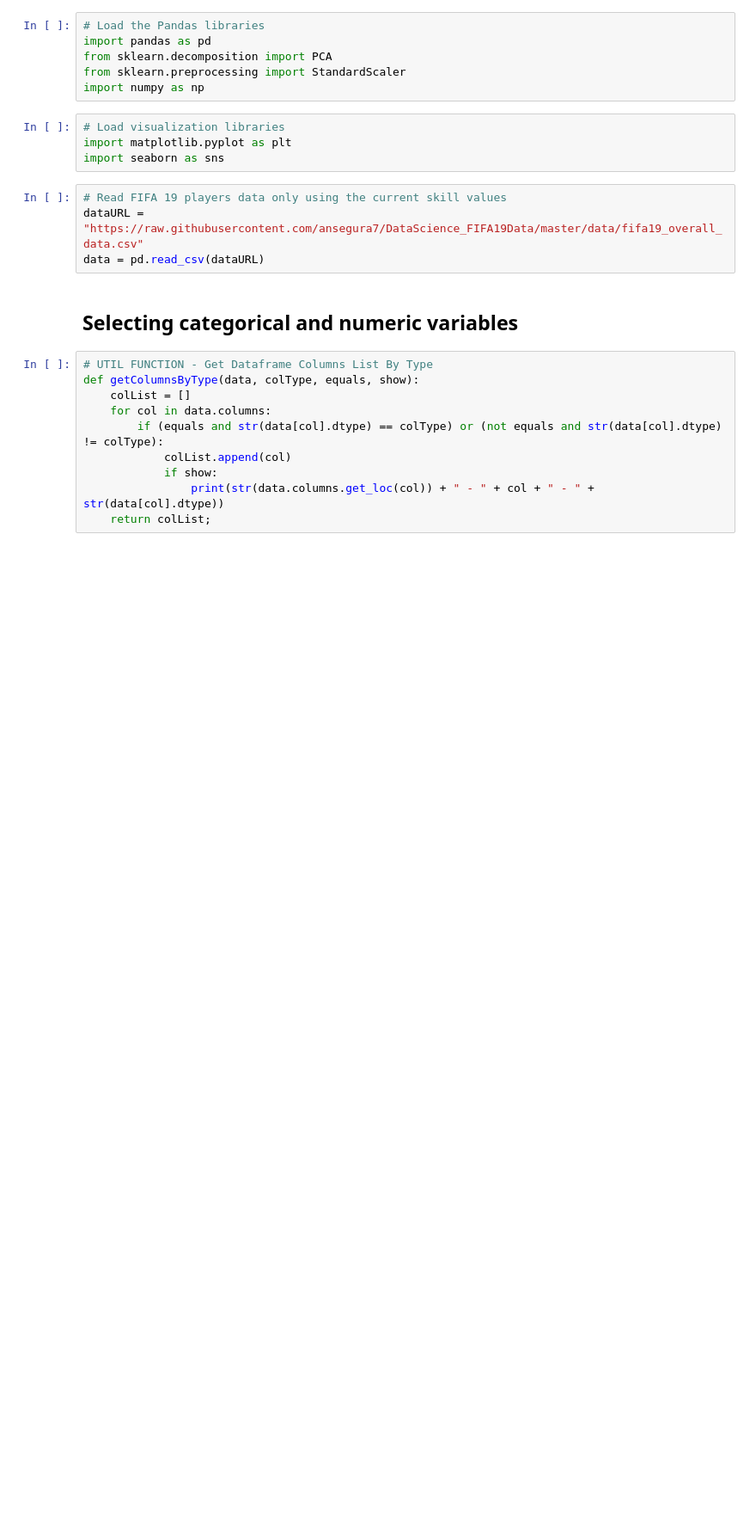
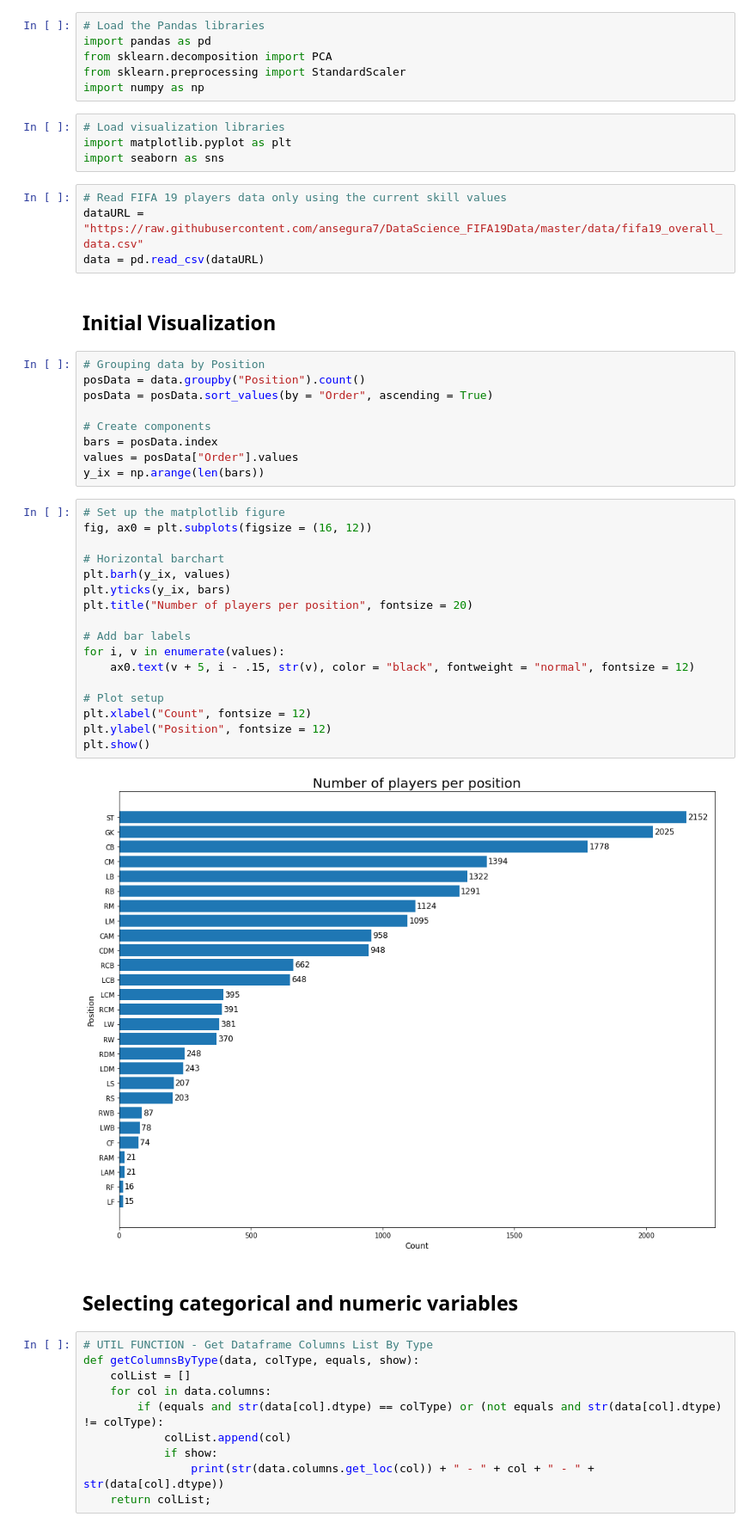
Before and after one commit to ansegura7/DataScience_FIFA19Data, a Jupyter notebook: code/DataVisualization.ipynb, the cells around one changed output. Shown: that part at 86% size. Cells and saved outputs as stored; diff of their text form; blank space fills up the shorter version.

Commit message:
Update Data Visualization analysis
Added  horizontal bar chart of the number of players per position.

```diff
--- a/code/DataVisualization.ipynb
+++ b/code/DataVisualization.ipynb
@@ -19,6 +19,36 @@ import seaborn as sns
 # Read FIFA 19 players data only using the current skill values
 dataURL = "https://raw.githubusercontent.com/ansegura7/DataScience_FIFA19Data/master/data/fifa19_overall_data.csv"
 data = pd.read_csv(dataURL)
+# %% [markdown]
+## Initial Visualization
+# %%
+# Grouping data by Position
+posData = data.groupby("Position").count()
+posData = posData.sort_values(by = "Order", ascending = True)
+
+# Create components
+bars = posData.index
+values = posData["Order"].values
+y_ix = np.arange(len(bars))
+# %%
+# Set up the matplotlib figure
+fig, ax0 = plt.subplots(figsize = (16, 12))
+
+# Horizontal barchart
+plt.barh(y_ix, values)
+plt.yticks(y_ix, bars)
+plt.title("Number of players per position", fontsize = 20)
+
+# Add bar labels
+for i, v in enumerate(values):
+    ax0.text(v + 5, i - .15, str(v), color = "black", fontweight = "normal", fontsize = 12)
+
+# Plot setup
+plt.xlabel("Count", fontsize = 12)
+plt.ylabel("Position", fontsize = 12)
+plt.show()
+# %% [output]
+[figure, added]
 # %% [markdown]
 ## Selecting categorical and numeric variables
 # %%
```
Also changed, not shown: 1 other file.
